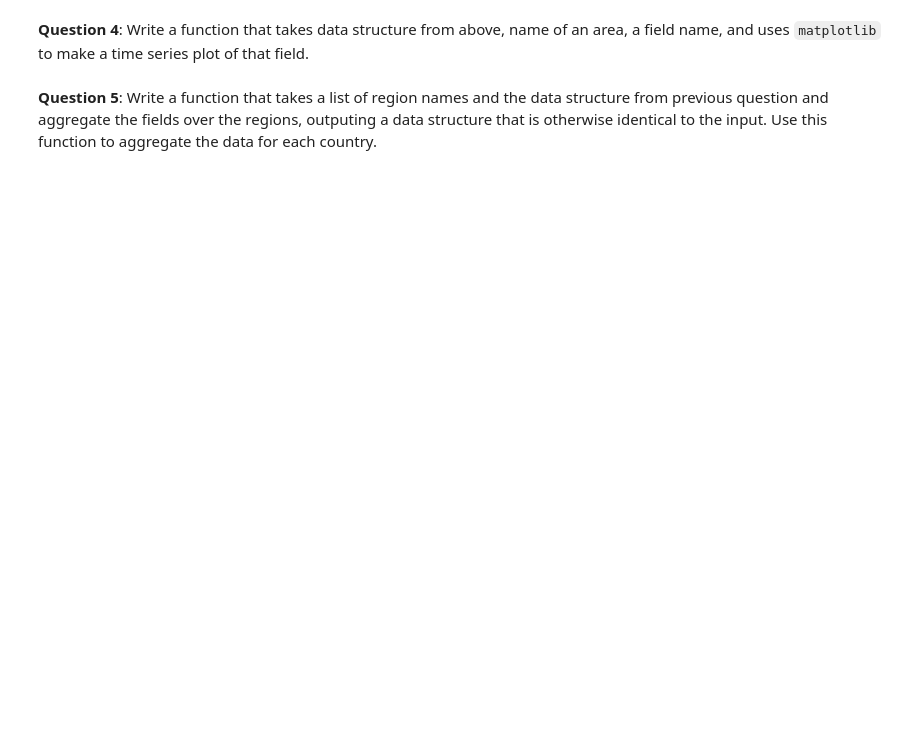
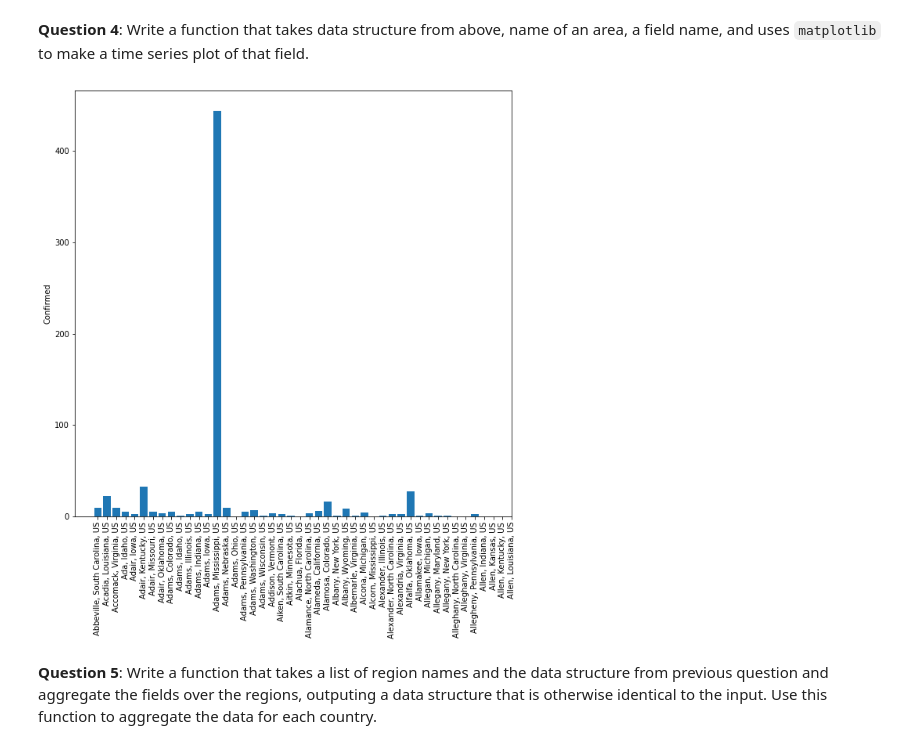
Before and after one commit to monicanm/DATA1401.2020.Fall, a Jupyter notebook: Exams/Final/Final.ipynb, the cells around one changed output. Saved outputs shown, nothing was run; the diff lists cells and outputs as text; code cells hidden in the pictures; blank space fills up the shorter version.

```diff
--- a/Exams/Final/Final.ipynb
+++ b/Exams/Final/Final.ipynb
@@ -57,2 +185,33 @@ In order to create time-series plots, we need to convert the aggregate the data
 # %% [markdown]
 Write a function that takes the sorted list of files from previous exercise, and outputs a data structure analogous to this example, containing all of the data stored in the files.
+# %%
+df1 = {"Province_State, Country_Region" : { "Last_Update":[],
+                                          "Lat":[],
+                                          "Long_":[],
+                                          "Confirmed":[],
+                                          "Deaths":[],
+                                          "Recovered":[]
+                                          }
+     }
+df1 = pd.read_csv(by_date[1])
+
+df2 = df1
+df2 = pd.read_csv(by_date[2])
+
+dt = {"Province_State, Country_Region" : { "Last_Update":[df1],
+                                           "Lat":[df1],
+                                           "Long_":[df1],
+                                           "Confirmed":[df1],
+                                           "Deaths":[df1],
+                                          "Recovered":[df1]
+                                          ,
+                                          "Last_Update":[df2],
+                                           "Lat":[df2],
+                                           "Long_":[df2],
+                                           "Confirmed":[df2],
+                                           "Deaths":[df2],
+                                          "Recovered":[df2]
+                                          }
+     }
+dt = (df1,df2)
+dt
@@ -59,4 +236,13 @@ Write a function that takes the sorted list of files from previous exercise, and
 # %% [markdown]
 **Question 4**: Write a function that takes data structure from above, name of an area, a field name, and uses `matplotlib` to make a time series plot of that field.
+# %%
+fig,ax= plt.subplots(1,1,figsize=(10,10))
+
+ax.bar(range(46),df1[df1.columns[3]][0:46])
+ax.set_xticks(range(46))
+_=ax.set_xticklabels((Regions), rotation='vertical', fontsize=10)
+_=ax.set_ylabel(df1.columns[3])
+# %% [output]
+[figure, added]
 # %% [markdown]
 **Question 5**: Write a function that takes a list of region names and the data structure from previous question and aggregate the fields over the regions, outputing a data structure that is otherwise identical to the input. Use this function to aggregate the data for each country.
```
Also changed, not shown: parts of 20 cells of this notebook.
